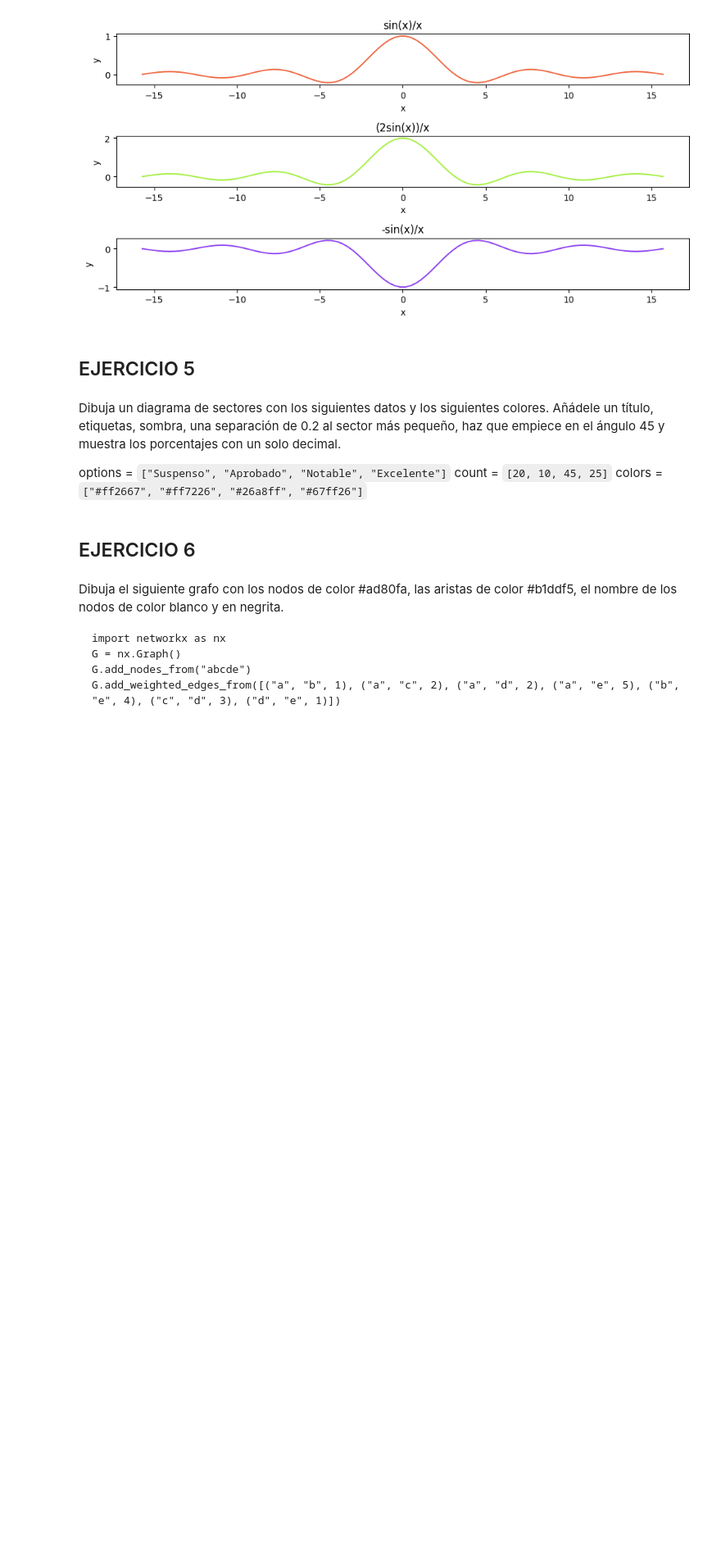
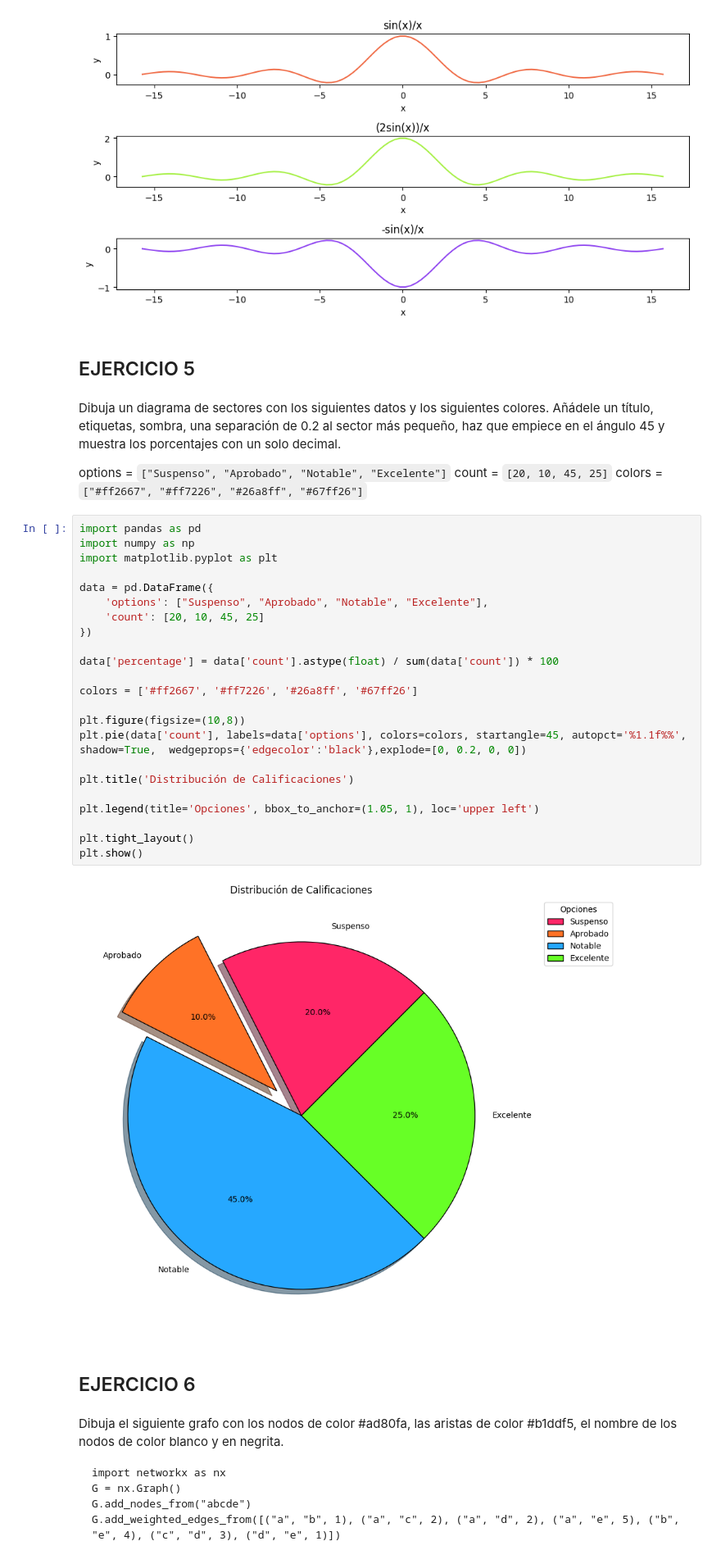
Before and after one commit to iruneguinea9/PRIA_Python, a Jupyter notebook: Listas de ejercicios/Lista12 - Graficos.ipynb, the cells around one changed output. Shown at 82% size. Drawn from its saved outputs; the diff is of its cells as text; blank space fills up the shorter version.

Commit message:
ahora si, faltaba la separación del explode

````diff
--- a/Listas de ejercicios/Lista12 - Graficos.ipynb
+++ b/Listas de ejercicios/Lista12 - Graficos.ipynb
@@ -125,6 +125,31 @@ Dibuja un diagrama de sectores con los siguientes datos y los siguientes colores
 options = ```["Suspenso", "Aprobado", "Notable", "Excelente"]```
 count = ```[20, 10, 45, 25]```
 colors = ```["#ff2667", "#ff7226", "#26a8ff", "#67ff26"]```
+# %%
+import pandas as pd
+import numpy as np
+import matplotlib.pyplot as plt
+
+data = pd.DataFrame({
+    'options': ["Suspenso", "Aprobado", "Notable", "Excelente"],
+    'count': [20, 10, 45, 25]
+})
+
+data['percentage'] = data['count'].astype(float) / sum(data['count']) * 100
+
+colors = ['#ff2667', '#ff7226', '#26a8ff', '#67ff26']
+
+plt.figure(figsize=(10,8))
+plt.pie(data['count'], labels=data['options'], colors=colors, startangle=45, autopct='%1.1f%%', shadow=True,  wedgeprops={'edgecolor':'black'},explode=[0, 0.2, 0, 0])
+
+plt.title('Distribución de Calificaciones')
+
+plt.legend(title='Opciones', bbox_to_anchor=(1.05, 1), loc='upper left')
+
+plt.tight_layout()
+plt.show()
+# %% [output]
+[figure, added]
 # %% [markdown]
 ## EJERCICIO 6
 # %% [markdown]
````
